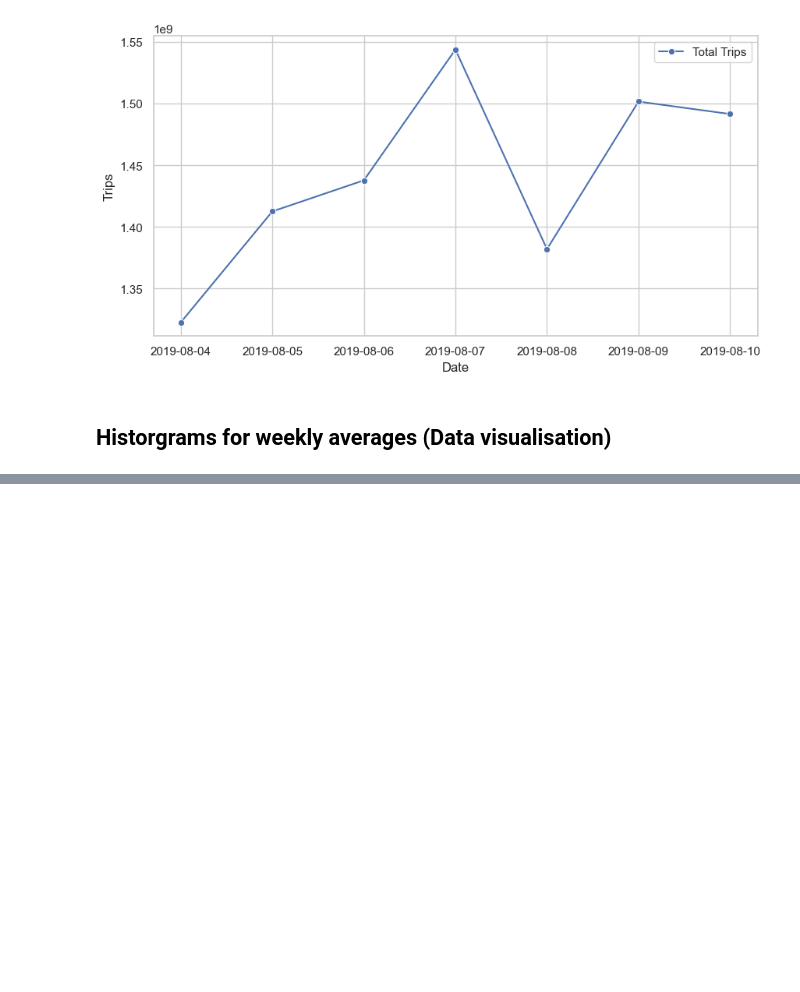
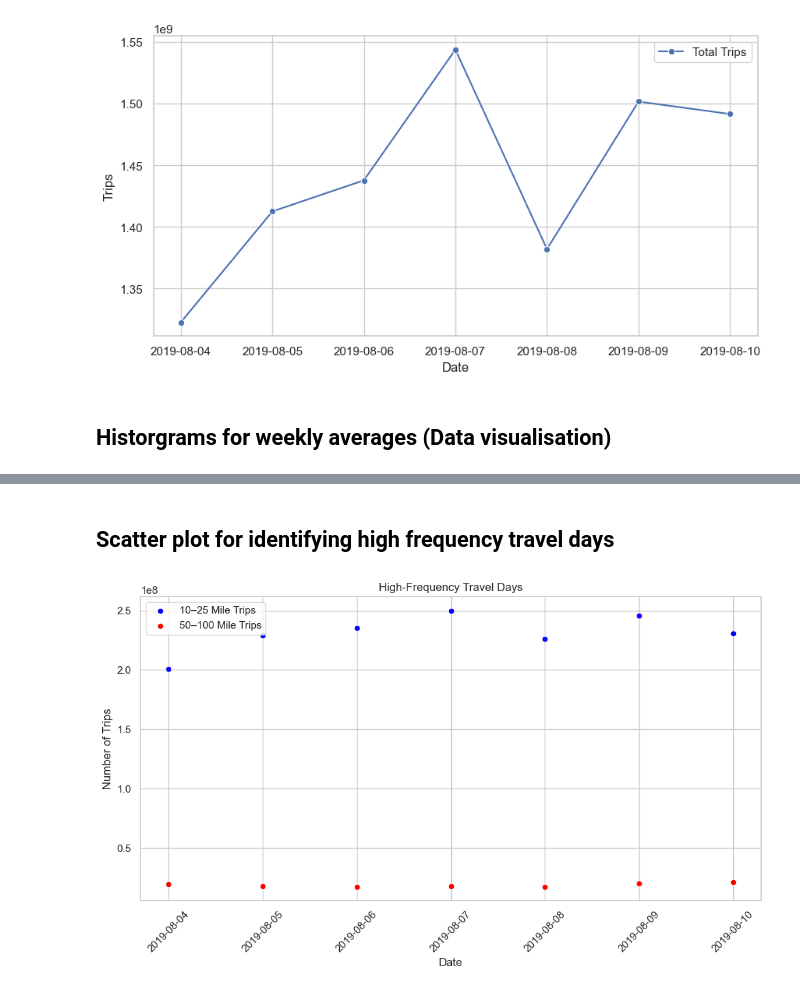
Before and after one commit to SAK-Dev21/Data-Science-Coursework, a Jupyter notebook: testing files/full-data-analysis-dataset.ipynb, the cells around one changed output, grey strips where cells are left out. Cells and saved outputs as stored; diff of their text form; code cells hidden in the pictures; blank space fills up the shorter version.

```diff
--- a/testing files/full-data-analysis-dataset.ipynb
+++ b/testing files/full-data-analysis-dataset.ipynb
@@ -151,0 +152,33 @@ plt.show()
+# %% [markdown]
+## Scatter plot for identifying high frequency travel days
+# %%
+plt.figure(figsize=(10, 6))
+
+# Plot for 10–25 Mile trips
+sns.scatterplot(
+    data=shortTrips,
+    x="Date",
+    y="Trips 10-25 Miles",
+    color="blue",
+    label="10–25 Mile Trips"
+)
+
+# Plot for 50–100 Mile trips
+sns.scatterplot(
+    data=longTrips,
+    x="Date",
+    y="Trips 50-100 Miles",
+    color="red",
+    label="50–100 Mile Trips"
+)
+
+plt.xticks(rotation=45)
+plt.xlabel("Date")
+plt.ylabel("Number of Trips")
+plt.title("High-Frequency Travel Days")
+plt.legend()
+plt.grid(True)
+plt.tight_layout()
+plt.show()
+# %% [output]
+[figure, added]
```
Also changed, not shown: parts of 1 cell of this notebook, 4 other files.
